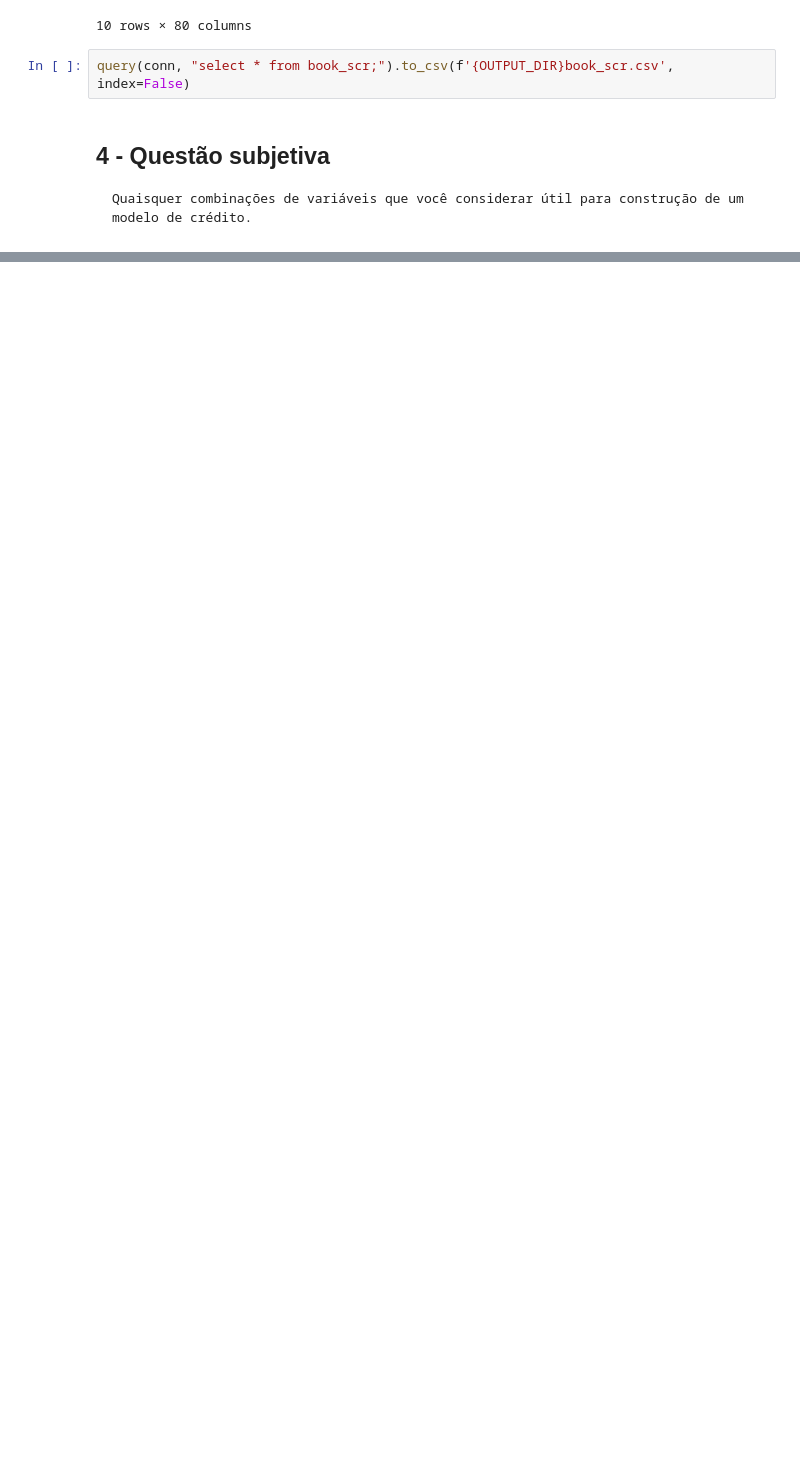
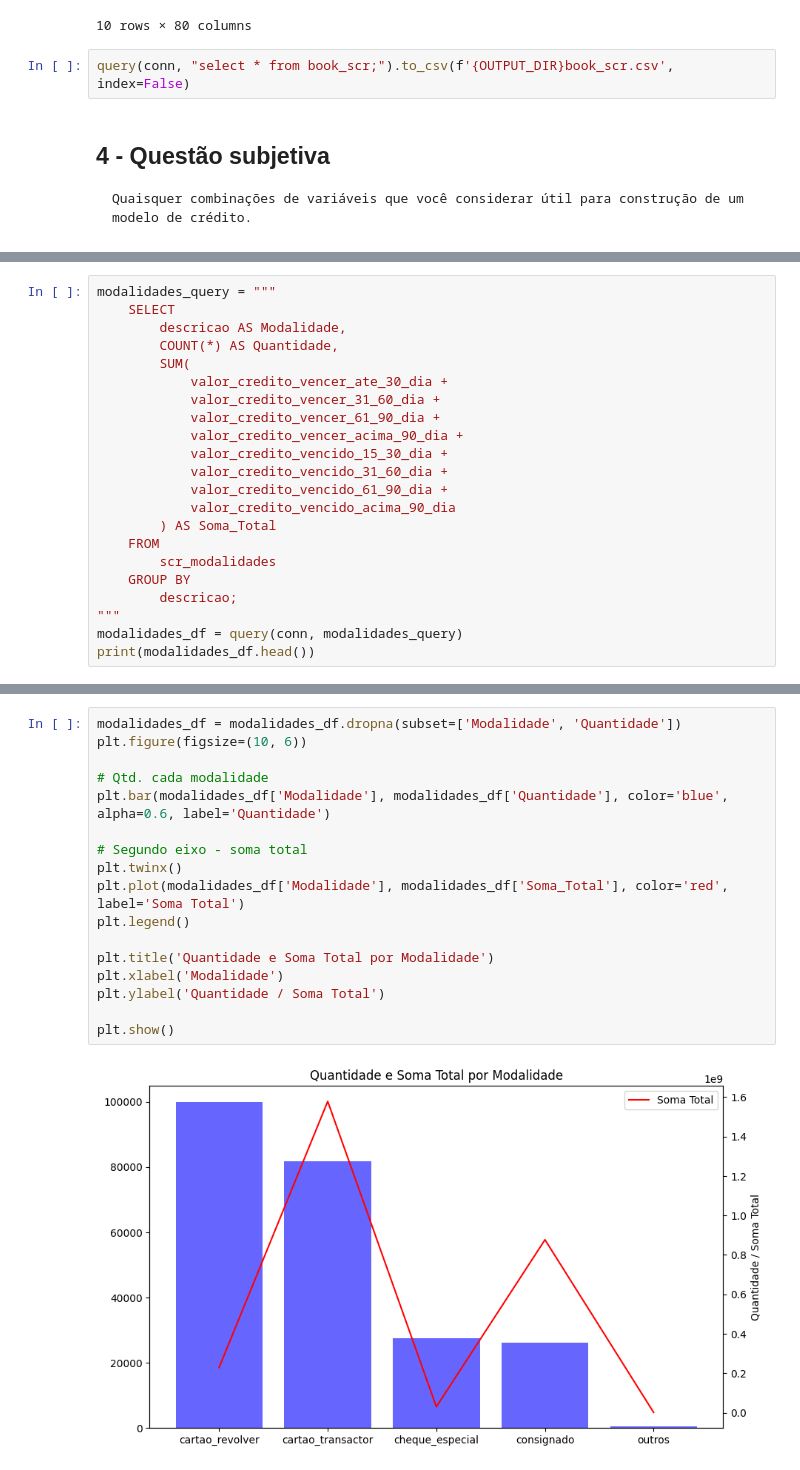
Before and after one commit to VitorPaes/desafio_pan, a Jupyter notebook: main.ipynb, the cells around one changed output, grey strips where cells are left out. Drawn from its saved outputs; the diff is of its cells as text; blank space fills up the shorter version.

```diff
--- a/main.ipynb
+++ b/main.ipynb
@@ -200,0 +201,22 @@ query(conn, "select * from book_scr;").to_csv(f'{OUTPUT_DIR}book_scr.csv', index
+# %%
+modalidades_query = """
+    SELECT
+        descricao AS Modalidade,
+        COUNT(*) AS Quantidade,
+        SUM(
+            valor_credito_vencer_ate_30_dia +
+            valor_credito_vencer_31_60_dia +
+            valor_credito_vencer_61_90_dia +
+            valor_credito_vencer_acima_90_dia +
+            valor_credito_vencido_15_30_dia +
+            valor_credito_vencido_31_60_dia +
+            valor_credito_vencido_61_90_dia +
+            valor_credito_vencido_acima_90_dia
+        ) AS Soma_Total
+    FROM
+        scr_modalidades
+    GROUP BY
+        descricao;
+"""
+modalidades_df = query(conn, modalidades_query)
+print(modalidades_df.head())
@@ -200,0 +230,19 @@ query(conn, "select * from book_scr;").to_csv(f'{OUTPUT_DIR}book_scr.csv', index
+# %%
+modalidades_df = modalidades_df.dropna(subset=['Modalidade', 'Quantidade'])
+plt.figure(figsize=(10, 6))
+
+# Qtd. cada modalidade
+plt.bar(modalidades_df['Modalidade'], modalidades_df['Quantidade'], color='blue', alpha=0.6, label='Quantidade')
+
+# Segundo eixo - soma total
+plt.twinx()
+plt.plot(modalidades_df['Modalidade'], modalidades_df['Soma_Total'], color='red', label='Soma Total')
+plt.legend()
+
+plt.title('Quantidade e Soma Total por Modalidade')
+plt.xlabel('Modalidade')
+plt.ylabel('Quantidade / Soma Total')
+
+plt.show()
+# %% [output]
+[figure, added]
```
Also changed, not shown: parts of 6 cells of this notebook.
